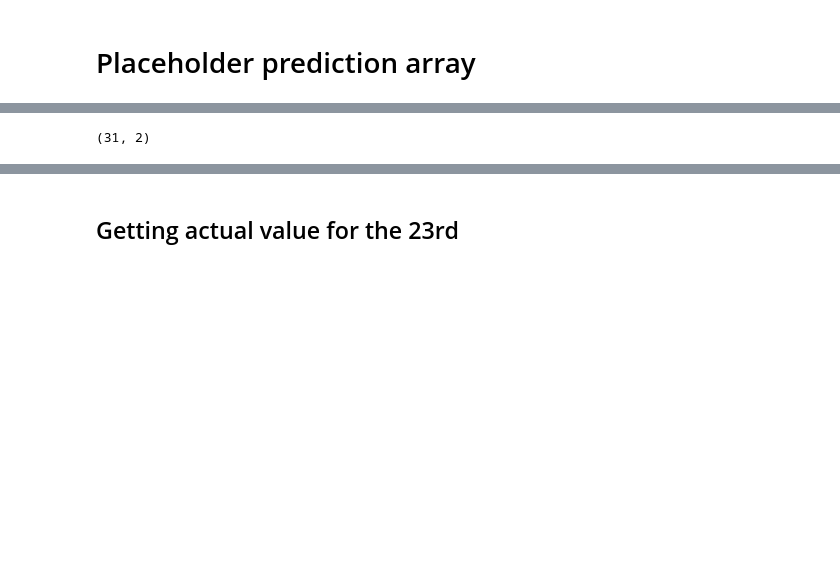
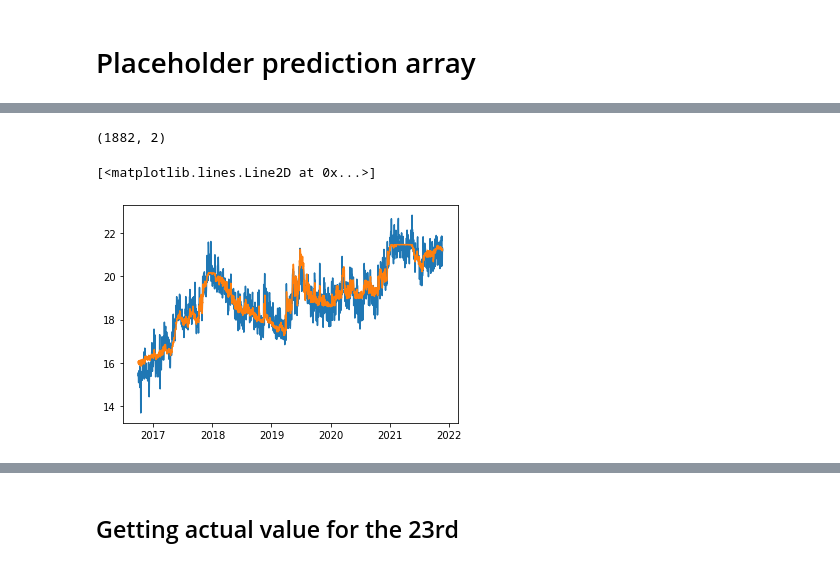
Before and after one commit to michelangelo89/btc_sent_fc, a Jupyter notebook: notebooks/ss_post_proc.ipynb, the cells around one changed output, grey strips where cells are left out. Drawn from its saved outputs; the diff is of its cells as text; code cells hidden in the pictures; blank space fills up the shorter version.

```diff
--- a/notebooks/ss_post_proc.ipynb
+++ b/notebooks/ss_post_proc.ipynb
@@ -330,4 +429,4 @@ pd.read_csv("gcs://wagon-data-750-btc-sent-fc/input_data/pred_31")
 # %%
 fs = gcsfs.GCSFileSystem()
-with fs.open("gcs://wagon-data-750-btc-sent-fc/model/midnight_RNN_7_log_vol.joblib") as f:
+with fs.open("gcs://wagon-data-750-btc-sent-fc/model/RNN_2_MAPE_best.joblib") as f:
     model = joblib.load(f)
@@ -359,4 +450,4 @@ predict("pred_1")
 # %%
 predictions = []
-for i in range(1, 32):
+for i in range(1, 1883):
     predictions.append(predict(file_name=f"pred_{i}"))
@@ -382,6 +454,12 @@ for i in range(1, 32):
 # %%
-predict_placeholder["volume_pred"] = predictions
+pred_mape_4["volume_pred"] = list(reversed(predictions))
 # %%
-predict_placeholder.shape
+pred_mape_4.shape
 # %% [output]
-(31, 2)
+(1882, 2)
+# %%
+plt.plot(np.log(pred_mape_4["volume_actual"]))
+plt.plot(np.log(pred_mape_4["volume_pred"]))
+# %% [output]
+[<matplotlib.lines.Line2D at 0x...>]
+[figure, added]
```
Also changed, not shown: parts of 78 cells of this notebook, 3 other files.
